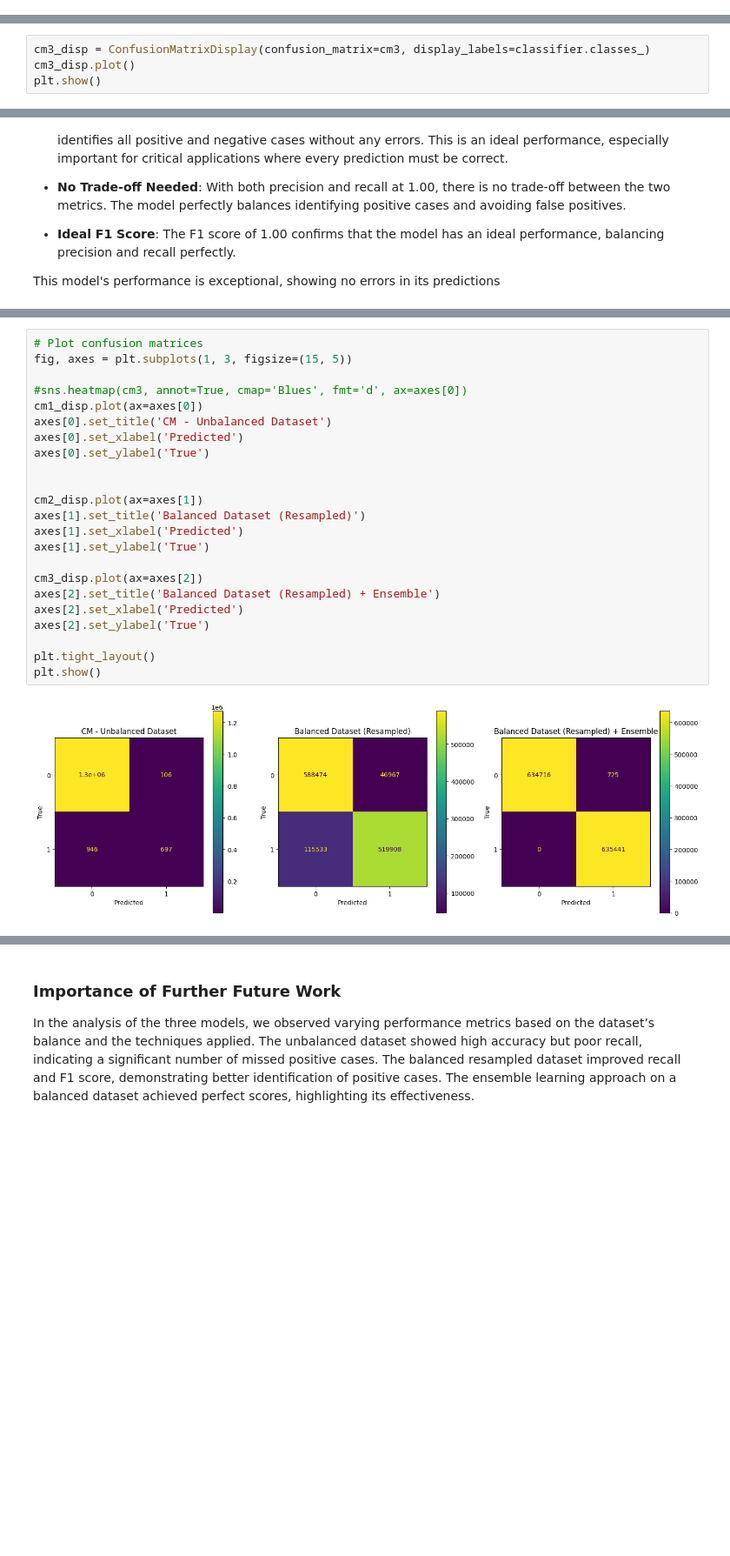
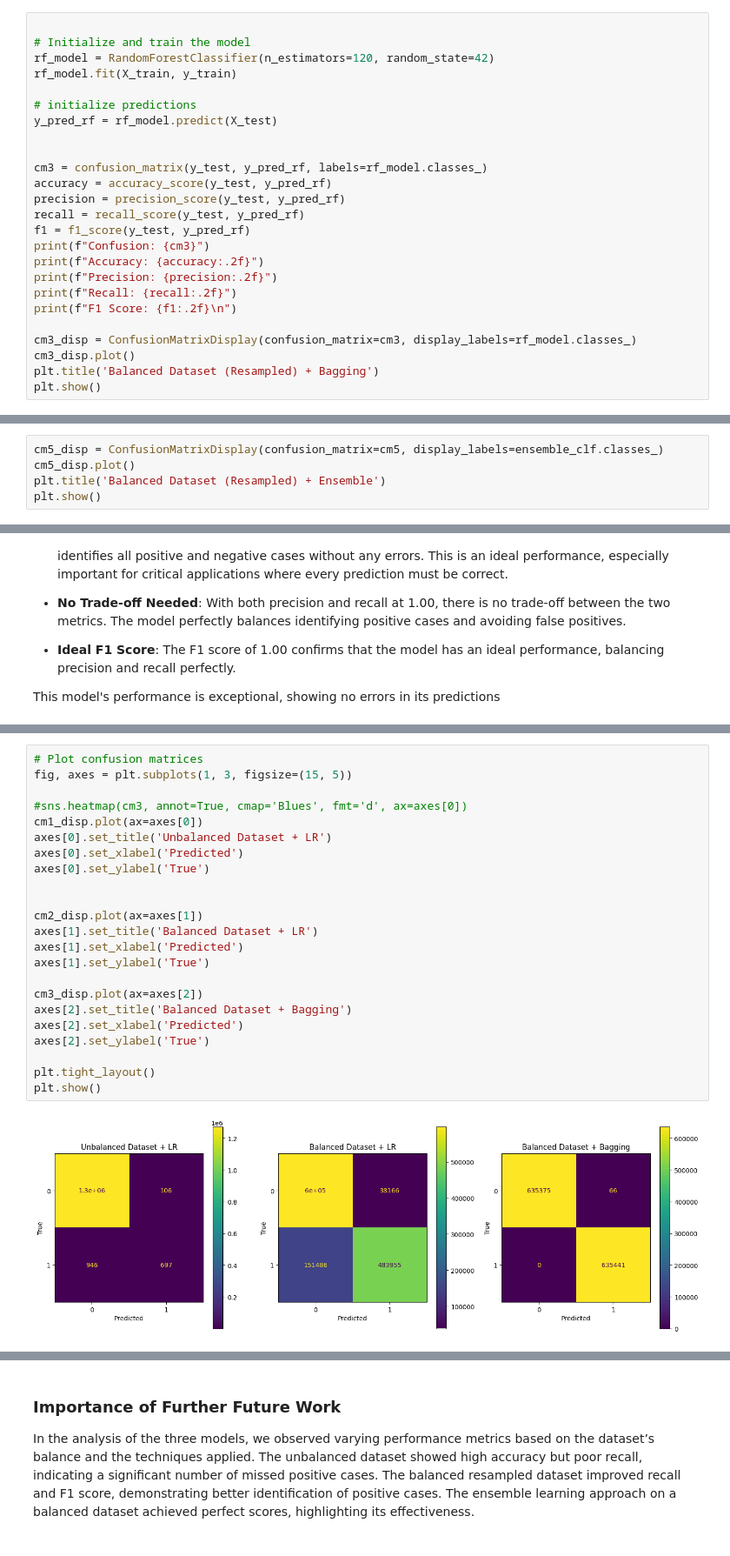
Before and after one commit to spectralcodex/momo-fincrime, a Jupyter notebook: fincrime.ipynb, the cells around one changed output, grey strips where cells are left out. Shown at 87% size. Drawn from its saved outputs; the diff is of its cells as text; blank space fills up the shorter version.

```diff
--- a/fincrime.ipynb
+++ b/fincrime.ipynb
@@ -1182,0 +1199,25 @@ from sklearn.ensemble import VotingClassifier
+# %%
+
+# Initialize and train the model
+rf_model = RandomForestClassifier(n_estimators=120, random_state=42)
+rf_model.fit(X_train, y_train)
+
+# initialize predictions
+y_pred_rf = rf_model.predict(X_test)
+
+
+cm3 = confusion_matrix(y_test, y_pred_rf, labels=rf_model.classes_)
+accuracy = accuracy_score(y_test, y_pred_rf)
+precision = precision_score(y_test, y_pred_rf)
+recall = recall_score(y_test, y_pred_rf)
+f1 = f1_score(y_test, y_pred_rf)
+print(f"Confusion: {cm3}")
+print(f"Accuracy: {accuracy:.2f}")
+print(f"Precision: {precision:.2f}")
+print(f"Recall: {recall:.2f}")
+print(f"F1 Score: {f1:.2f}\n")
+
+cm3_disp = ConfusionMatrixDisplay(confusion_matrix=cm3, display_labels=rf_model.classes_)
+cm3_disp.plot()
+plt.title('Balanced Dataset (Resampled) + Bagging')
+plt.show()
@@ -1240,7 +1404,8 @@ Precision: 1.00
 Recall: 1.00
 F1 Score: 1.00
 # %%
-cm3_disp = ConfusionMatrixDisplay(confusion_matrix=cm3, display_labels=classifier.classes_)
-cm3_disp.plot()
+cm5_disp = ConfusionMatrixDisplay(confusion_matrix=cm5, display_labels=ensemble_clf.classes_)
+cm5_disp.plot()
+plt.title('Balanced Dataset (Resampled) + Ensemble')
 plt.show()
 # %% [output]
@@ -1277,26 +1469,26 @@ This model's performance is exceptional, showing no errors in its predictions
 # %%
 # Plot confusion matrices
 fig, axes = plt.subplots(1, 3, figsize=(15, 5))
 
 #sns.heatmap(cm3, annot=True, cmap='Blues', fmt='d', ax=axes[0])
 cm1_disp.plot(ax=axes[0])
-axes[0].set_title('CM - Unbalanced Dataset')
+axes[0].set_title('Unbalanced Dataset + LR')
 axes[0].set_xlabel('Predicted')
 axes[0].set_ylabel('True')
 
 
 cm2_disp.plot(ax=axes[1])
-axes[1].set_title('Balanced Dataset (Resampled)')
+axes[1].set_title('Balanced Dataset + LR')
 axes[1].set_xlabel('Predicted')
 axes[1].set_ylabel('True')
 
 cm3_disp.plot(ax=axes[2])
-axes[2].set_title('Balanced Dataset (Resampled) + Ensemble')
+axes[2].set_title('Balanced Dataset + Bagging')
 axes[2].set_xlabel('Predicted')
 axes[2].set_ylabel('True')
 
 plt.tight_layout()
 plt.show()
 # %% [output]
-[figure, old version]
+[figure, new version]
 # %% [markdown]
```
Also changed, not shown: parts of 26 cells of this notebook, 12 other files.
